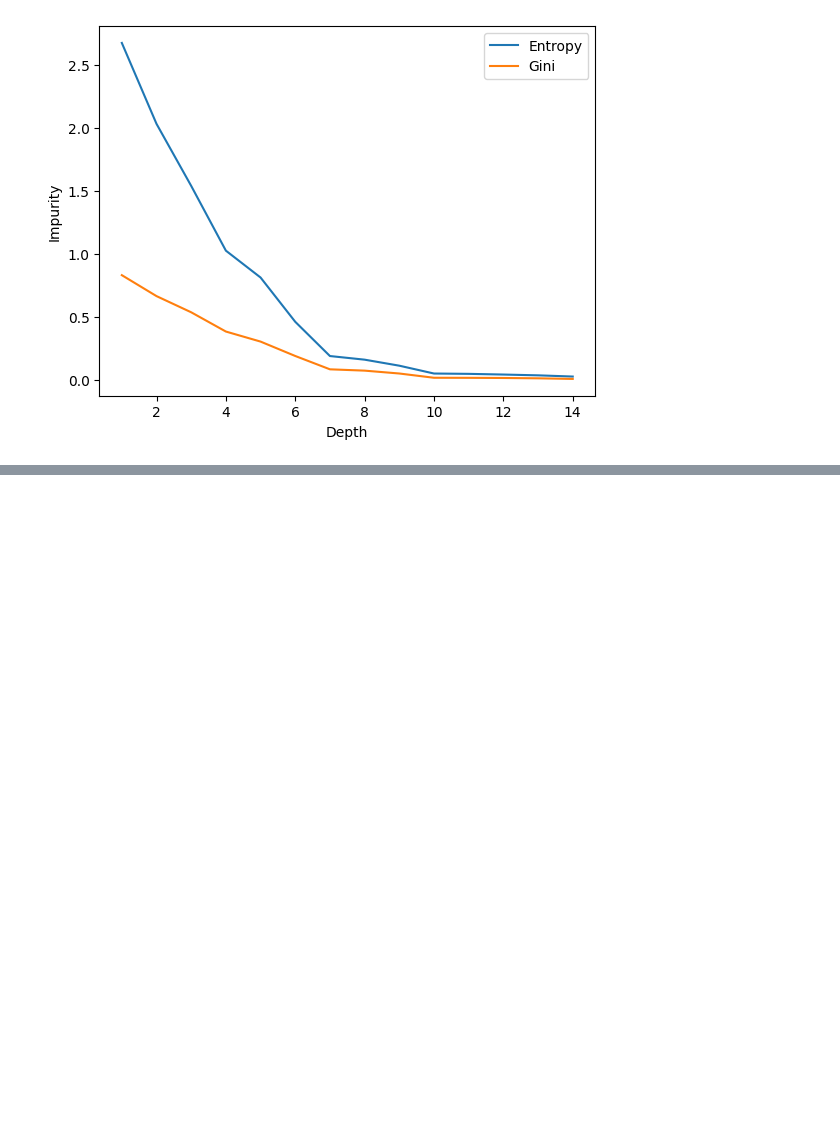
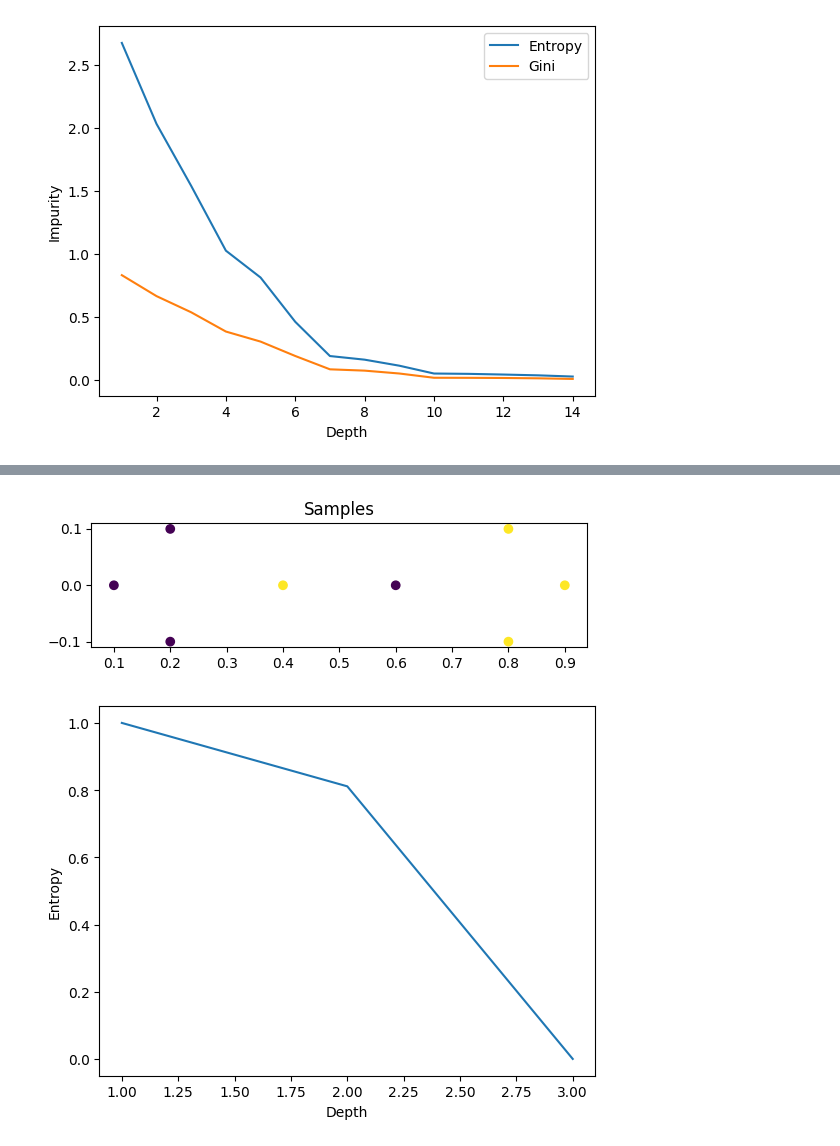
Before and after one commit to JamesZFS/thesis_experiments, a Jupyter notebook: evaluate_tree.ipynb, the cells around one changed output, grey strips where cells are left out. Cells and saved outputs as stored; diff of their text form; code cells hidden in the pictures; blank space fills up the shorter version.

```diff
--- a/evaluate_tree.ipynb
+++ b/evaluate_tree.ipynb
@@ -271 +271,37 @@ for scene, variants in scene_variants:
 ... (10 outputs left out)
+# %%
+# Unit test
+nodes = [Node() for i in range(7)]
+nodes[0].depth = 1
+nodes[0].set_internal(0, 0.5, nodes[1], nodes[2])
+nodes[1].depth = nodes[2].depth = 2
+nodes[1].set_internal(0, 0.3, nodes[3], nodes[4])
+nodes[2].set_internal(0, 0.7, nodes[5], nodes[6])
+for i in range(3, 7):
+    nodes[i].depth = 3
+    nodes[i].set_leaf()
+
+samples = np.array([
+    [0.1, 0], [0.2, 0.1], [0.2, -0.1], [0.4, 0],
+    [0.6, 0], [0.8, 0.1], [0.8, -0.1], [0.9, 0]
+])
+ids = np.array([0, 0, 0, 1, 0, 1, 1, 1])
+
+plt.figure()
+plt.scatter(samples[:, 0], samples[:, 1], c=ids)
+plt.gca().set_aspect('equal')
+plt.title("Samples")
+plt.show()
+
+depths, entropies = compute_impurity_curve(nodes[0], entropy, samples, ids)
+
+plt.figure()
+plt.plot(depths, entropies)
+plt.xlabel("Depth")
+plt.ylabel("Entropy")
+plt.show()
+assert depths == [1, 2, 3]
+assert entropies == [entropy([0.5, 0.5]), entropy([0.75, 0.25]), entropy([1.0, 0.0])]
+# %% [output]
+[figure, added]
+[figure, added]
```
Also changed, not shown: parts of 1 cell of this notebook.
